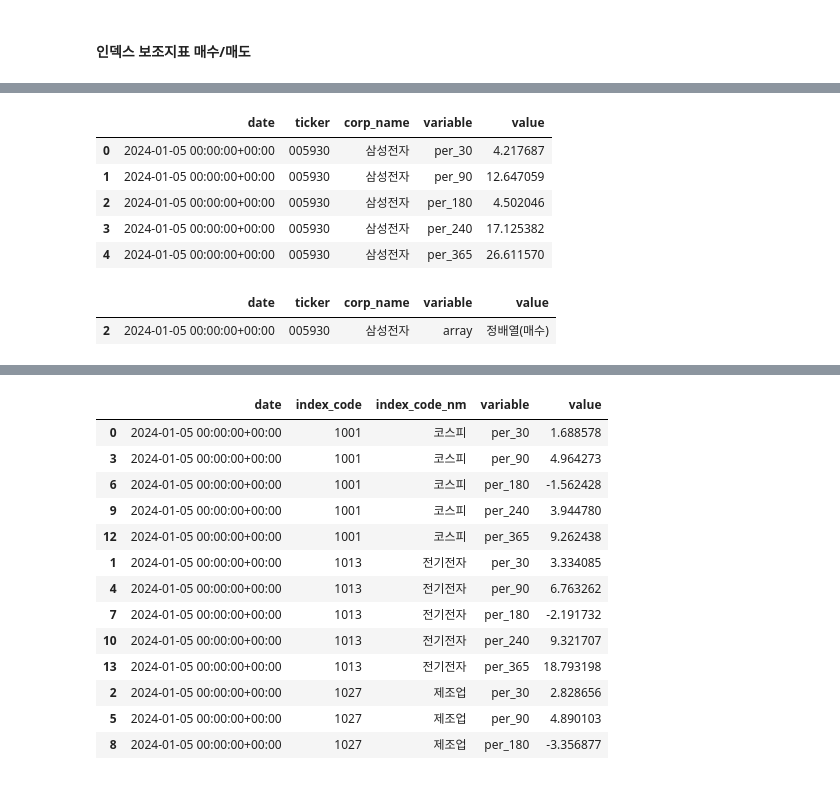
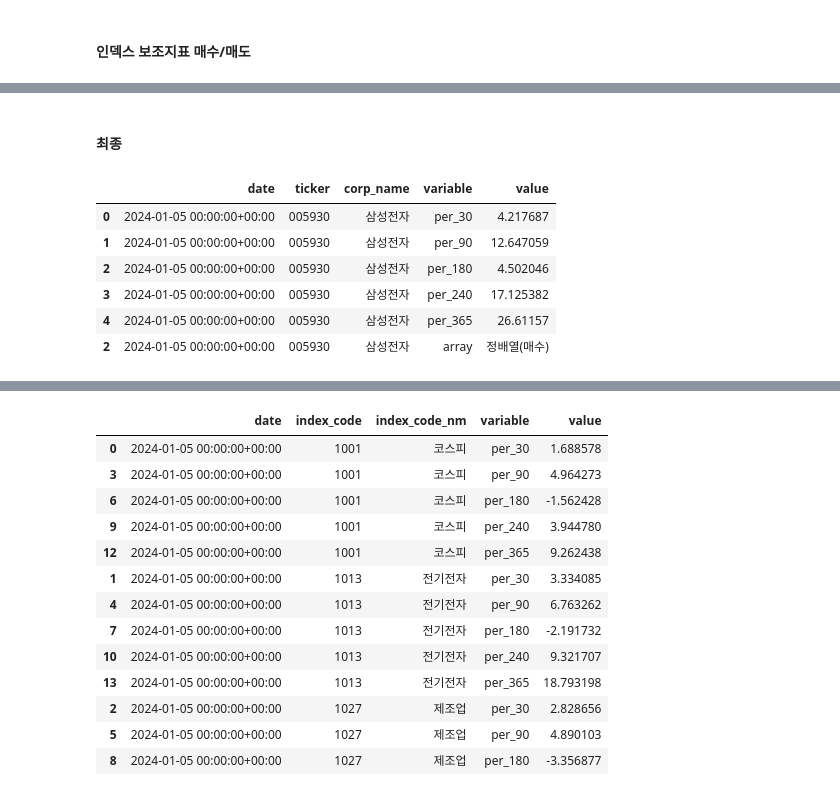
Before and after one commit to Unfinishedgod/finance_mlops, a Jupyter notebook: jupyter/indicator_setup.ipynb, the cells around one changed output, grey strips where cells are left out. Saved outputs shown, nothing was run; the diff lists cells and outputs as text; code cells hidden in the pictures.

```diff
--- a/jupyter/indicator_setup.ipynb
+++ b/jupyter/indicator_setup.ipynb
@@ -358,17 +363,15 @@ kor_index_ohlcv_anal_cleaning_df_2 = pd.melt(kor_index_ohlcv_anal_cleaning_df_22
         value_vars=['5_20_cross', '20_60_cross', 'array', 'Bollinger_band','MACD','RSI'])
 
 index_indicator = kor_index_ohlcv_anal_cleaning_df_2[kor_index_ohlcv_anal_cleaning_df_2['value'] != '-']
-# %%
-stock_per_set
-# %% [output]
-|  | date | ticker | corp_name | variable | value |
-| 0 | 2024-01-05 00:00:00+00:00 | 005930 | 삼성전자 | per_30 | 4.217687 |
-| 1 | 2024-01-05 00:00:00+00:00 | 005930 | 삼성전자 | per_90 | 12.647059 |
-| 2 | 2024-01-05 00:00:00+00:00 | 005930 | 삼성전자 | per_180 | 4.502046 |
-| 3 | 2024-01-05 00:00:00+00:00 | 005930 | 삼성전자 | per_240 | 17.125382 |
-| 4 | 2024-01-05 00:00:00+00:00 | 005930 | 삼성전자 | per_365 | 26.611570 |
-# %%
-stock_indicator
-# %% [output]
-|  | date | ticker | corp_name | variable | value |
-| 2 | 2024-01-05 00:00:00+00:00 | 005930 | 삼성전자 | array | 정배열(매수) |
+# %% [markdown]
+#### 최종
+# %%
+pd.concat([stock_per_set,stock_indicator])
+# %% [output]
+|  | date | ticker | corp_name | variable | value |
+| 0 | 2024-01-05 00:00:00+00:00 | 005930 | 삼성전자 | per_30 | 4.217687 |
+| 1 | 2024-01-05 00:00:00+00:00 | 005930 | 삼성전자 | per_90 | 12.647059 |
+| 2 | 2024-01-05 00:00:00+00:00 | 005930 | 삼성전자 | per_180 | 4.502046 |
+| 3 | 2024-01-05 00:00:00+00:00 | 005930 | 삼성전자 | per_240 | 17.125382 |
+| 4 | 2024-01-05 00:00:00+00:00 | 005930 | 삼성전자 | per_365 | 26.61157 |
+| 2 | 2024-01-05 00:00:00+00:00 | 005930 | 삼성전자 | array | 정배열(매수) |
```
Also changed, not shown: parts of 2 cells of this notebook.
